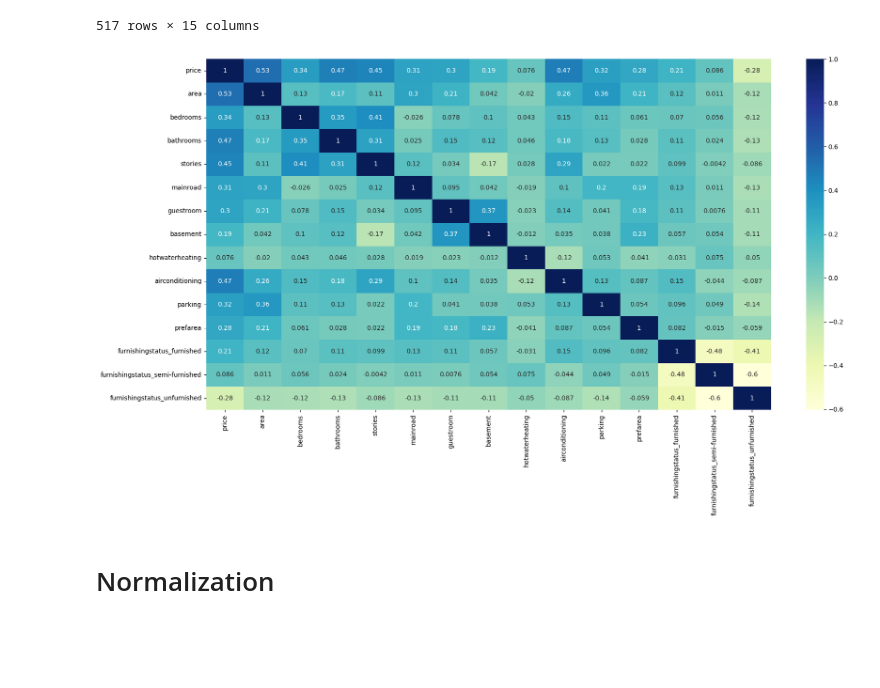
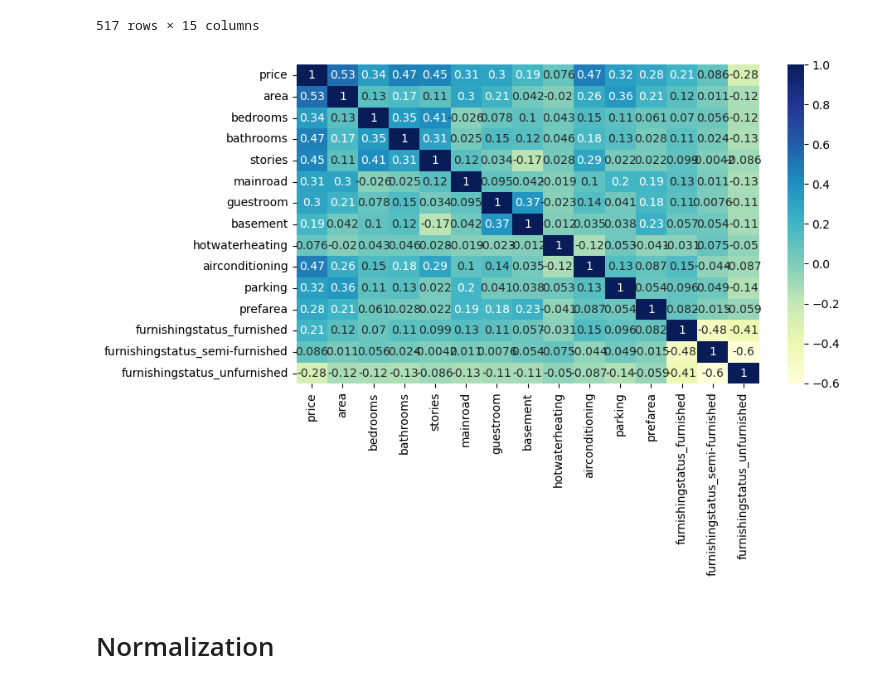
Before and after one commit to hamzamajeed01/House-Price-Prediction-Lahore-Using-Data-Science-Machine-Learning, a Jupyter notebook: Codes/Model implementation.ipynb, the cells around one changed output. Cells and saved outputs as stored; diff of their text form; code cells hidden in the pictures; blank space fills up the shorter version.

```diff
--- a/Codes/Model implementation.ipynb
+++ b/Codes/Model implementation.ipynb
@@ -178,11 +181,11 @@ housing
 | 544 | 1750000 | 3850 | 3 | 1 | 2 | 1 | 0 | 0 | 0 | ... |
 517 rows × 15 columns
 # %%
-plt.figure(figsize = (20, 10))
+plt.figure(figsize = (9, 5))
 sns.heatmap(housing.corr(), annot = True, cmap="YlGnBu")
 plt.show()
 # %% [output]
-[figure, old version]
+[figure, new version]
 # %% [markdown]
 # Normalization
 # %%
```
Also changed, not shown: parts of 2 cells of this notebook, 2 other files.
